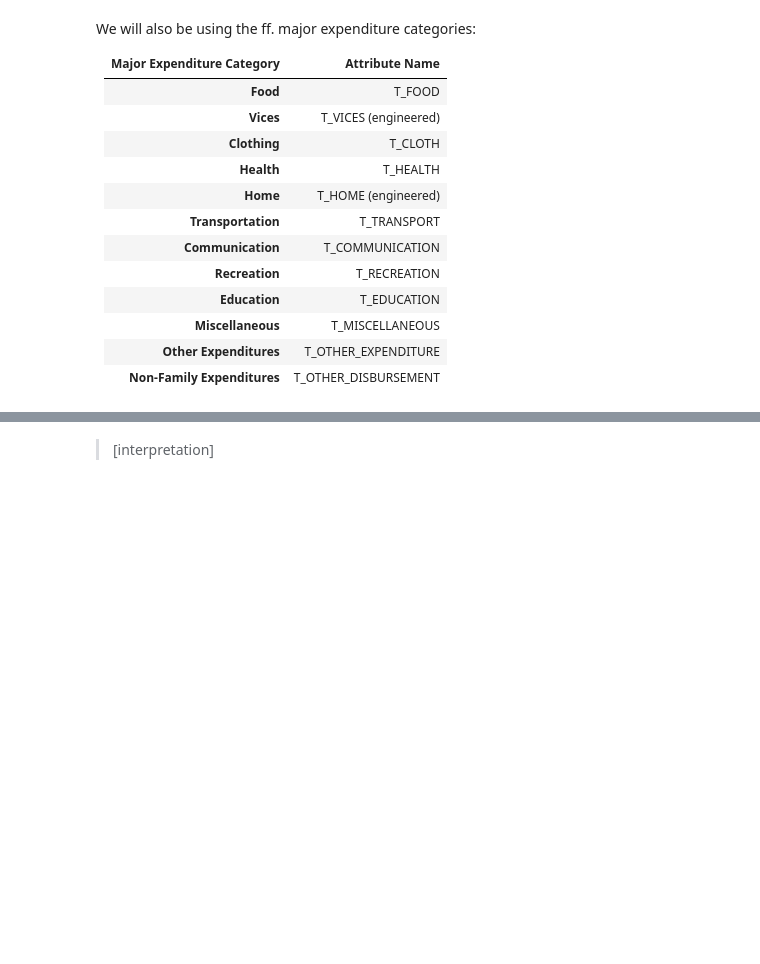
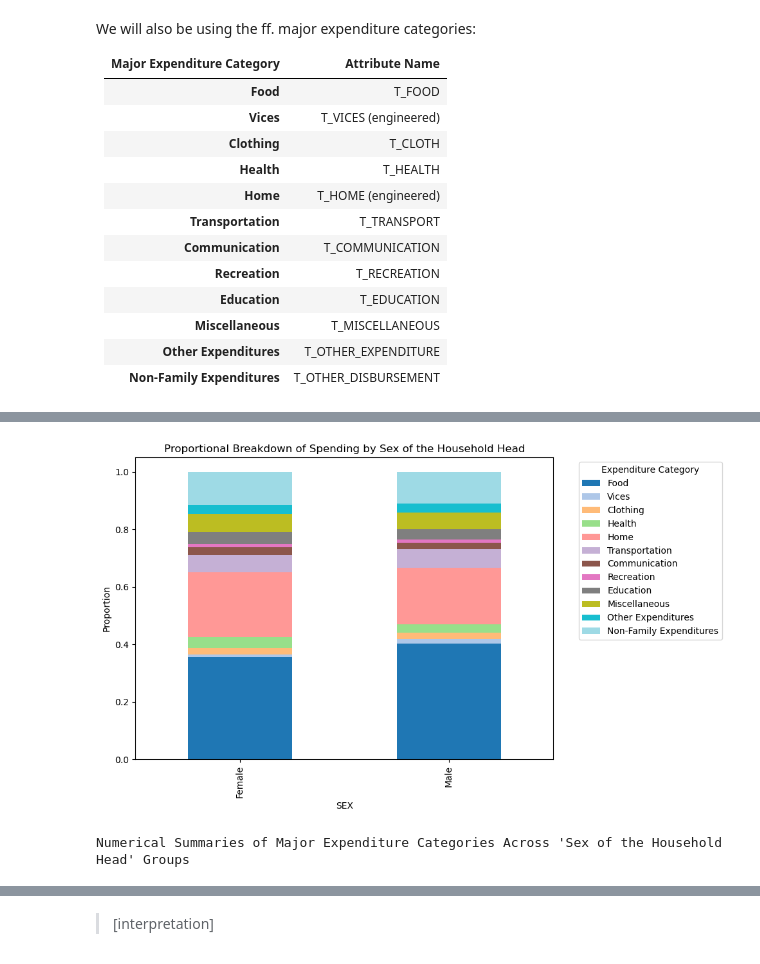
Before and after one commit to qu1r0ra/psa-dataset-analysis, a Jupyter notebook: fie-analysis.ipynb, the cells around one changed output, grey strips where cells are left out. Cells and saved outputs as stored; diff of their text form; code cells hidden in the pictures; blank space fills up the shorter version.

```diff
--- a/fie-analysis.ipynb
+++ b/fie-analysis.ipynb
@@ -400,11 +405,12 @@ For this EDA question, we will be focusing on the ff. factors:
 - Sex of the household head
 # %%
 socio_demo_factors = {
-    'National Income Decile of the Household'   : 'NATDC',
-    'Education Level of the Household Head'     : 'HGC',
-    'Region of the Household'                   : 'W_REGN',
-    'Age Group of the Household Head'           : 'AGE_GROUP',
-    'Sex of the Household Head'                 : 'SEX'
+    'National Income Decile of the Household'                       : 'NATDC',
+    'Education Level of the Household Head'                         : 'HGC',
+    'Region of the Household'                                       : 'W_REGN',
+    'Age Group of the Household Head'                               : 'AGE_GROUP',
+    'Sex of the Household Head'                                     : 'SEX',
+    'Household Head Had a Job/Business During the Past Six Months'  : 'JOB'
 }
 # %% [markdown]
 We will also be using the ff. major expenditure categories:
@@ -566,0 +619,5 @@ Numerical Summaries of Major Expenditure Categories Across 'Age Group of the Hou
+# %%
+generate_stacked_bar_summary_table(4)
+# %% [output]
+[figure, added]
+Numerical Summaries of Major Expenditure Categories Across 'Sex of the Household Head' Groups
```
Also changed, not shown: parts of 21 cells of this notebook.
